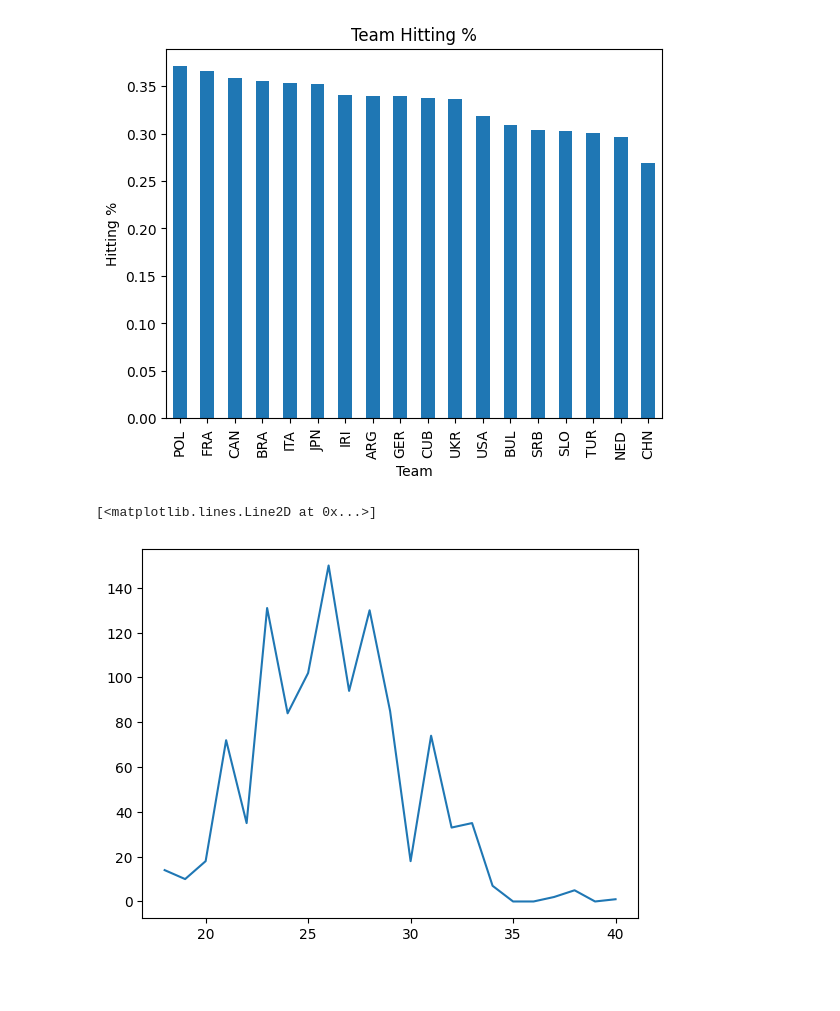
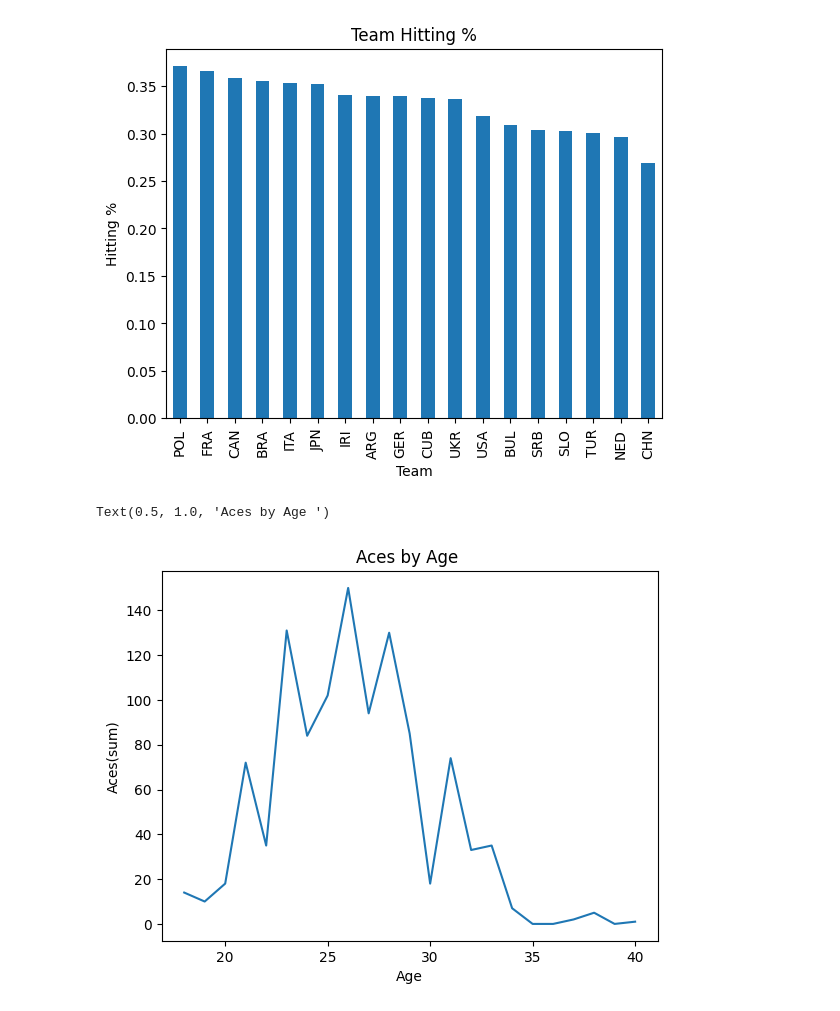
Before and after one commit to Noahgeorge21/Volleyball_EDA, a Jupyter notebook: vb_EDA.ipynb, the cells around one changed output. Saved outputs shown, nothing was run; the diff lists cells and outputs as text; code cells hidden in the pictures; blank space fills up the shorter version.

```diff
--- a/vb_EDA.ipynb
+++ b/vb_EDA.ipynb
@@ -271,8 +323,12 @@ plt.show()
 # %% [output]
 [figure]
 # %%
+# Aces per Age
 age_aces_df = df.groupby('Age')['Aces'].sum()
 plt.plot(age_aces_df)
+plt.xlabel('Age')
+plt.ylabel('Aces(sum)')
+plt.title('Aces by Age ')
 # %% [output]
-[<matplotlib.lines.Line2D at 0x...>]
+Text(0.5, 1.0, 'Aces by Age ')
-[figure, old version]
+[figure, new version]
```
Also changed, not shown: parts of 32 cells of this notebook.
